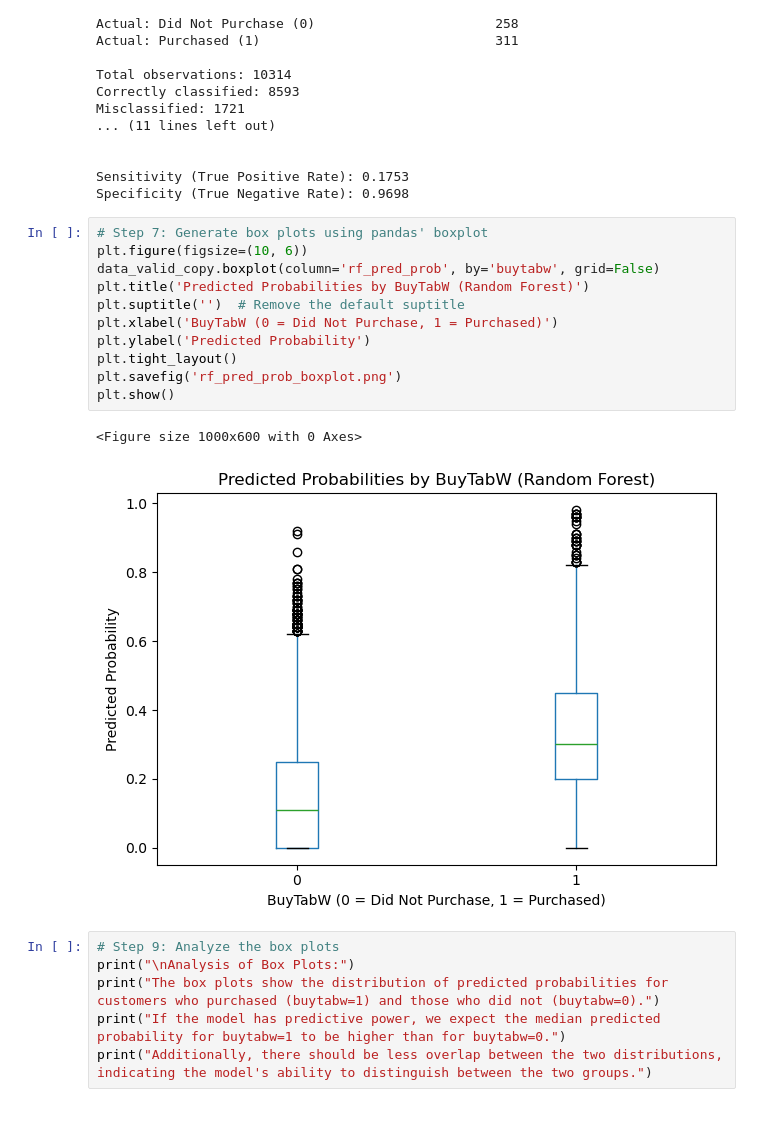
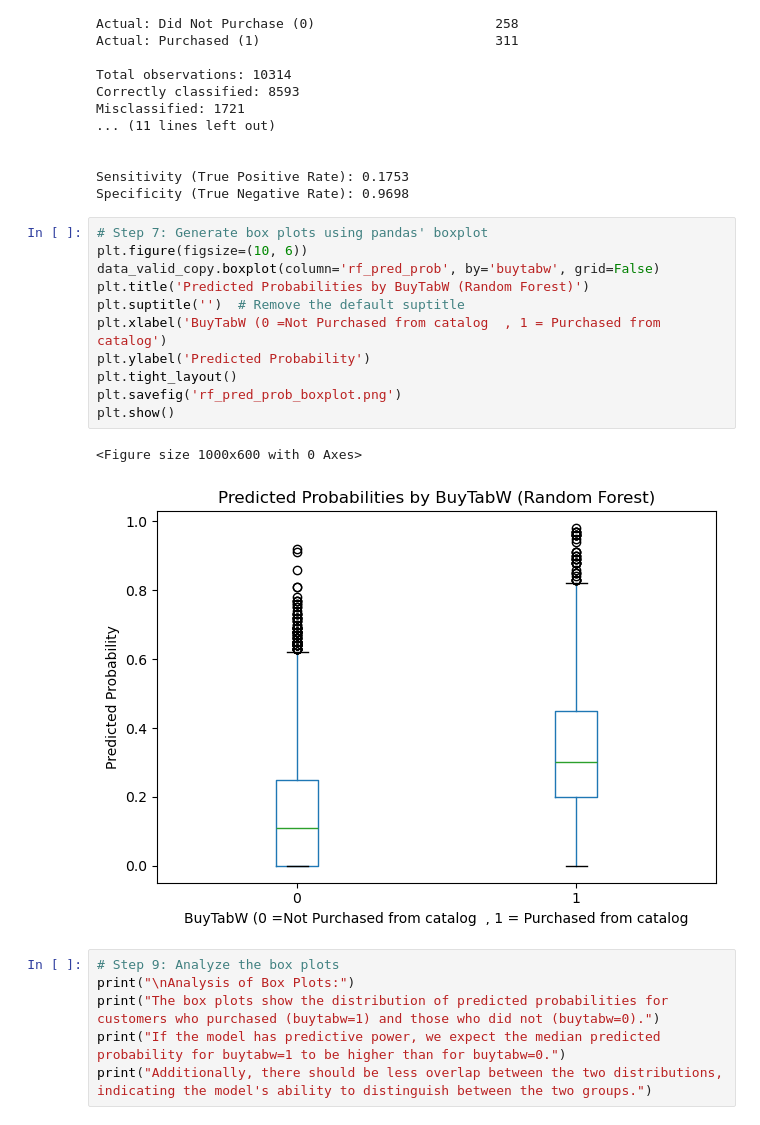
Before and after one commit to celiajxy/Comparation-of-ML-and-Logistics-in-RFM-Marketing-target-strategy, a Jupyter notebook: 2.0 vision.ipynb, the cells around one changed output. Drawn from its saved outputs; the diff is of its cells as text.

```diff
--- a/2.0 vision.ipynb
+++ b/2.0 vision.ipynb
@@ -769,17 +769,17 @@ Specificity (True Negative Rate): 0.9698
 # %%
 # Step 7: Generate box plots using pandas' boxplot
 plt.figure(figsize=(10, 6))
 data_valid_copy.boxplot(column='rf_pred_prob', by='buytabw', grid=False)
 plt.title('Predicted Probabilities by BuyTabW (Random Forest)')
 plt.suptitle('')  # Remove the default suptitle
-plt.xlabel('BuyTabW (0 = Did Not Purchase, 1 = Purchased)')
+plt.xlabel('BuyTabW (0 =Not Purchased from catalog  , 1 = Purchased from catalog')
 plt.ylabel('Predicted Probability')
 plt.tight_layout()
 plt.savefig('rf_pred_prob_boxplot.png')
 plt.show()
 # %% [output]
 <Figure size 1000x600 with 0 Axes>
-[figure, old version]
+[figure, new version]
 # %%
 # Step 9: Analyze the box plots
 print("\nAnalysis of Box Plots:")
```
Also changed, not shown: 1 other file.
